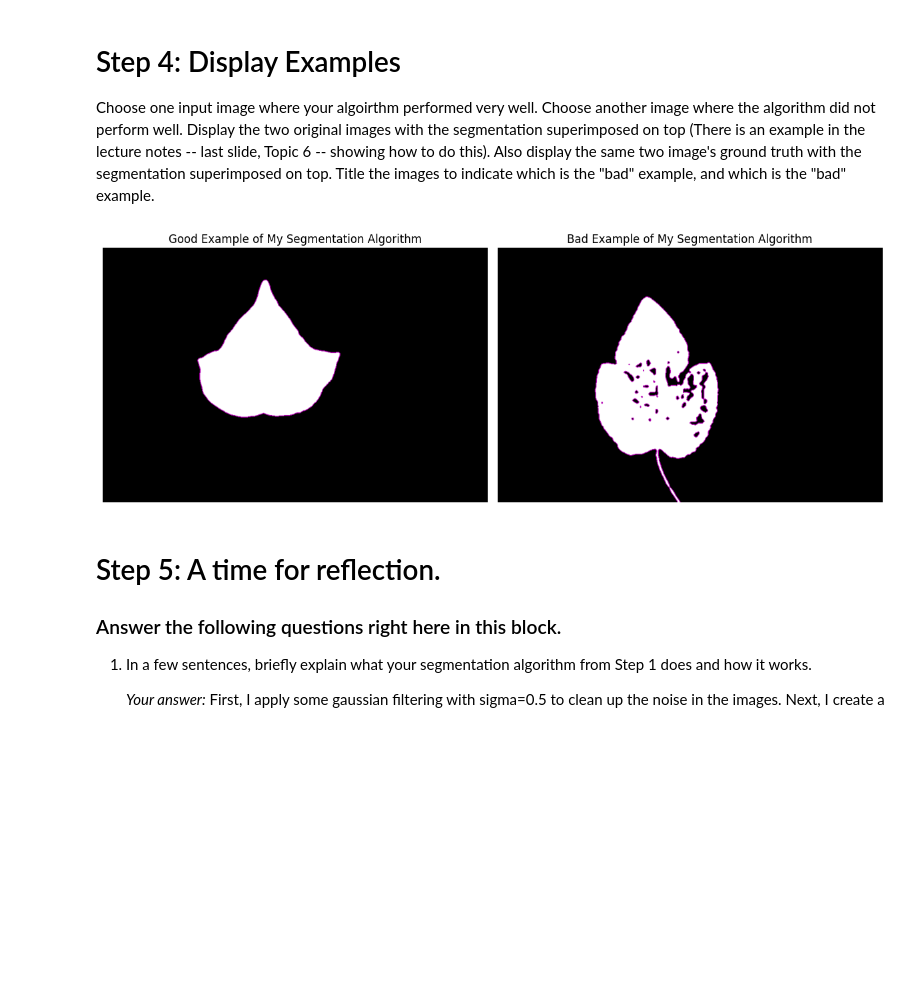
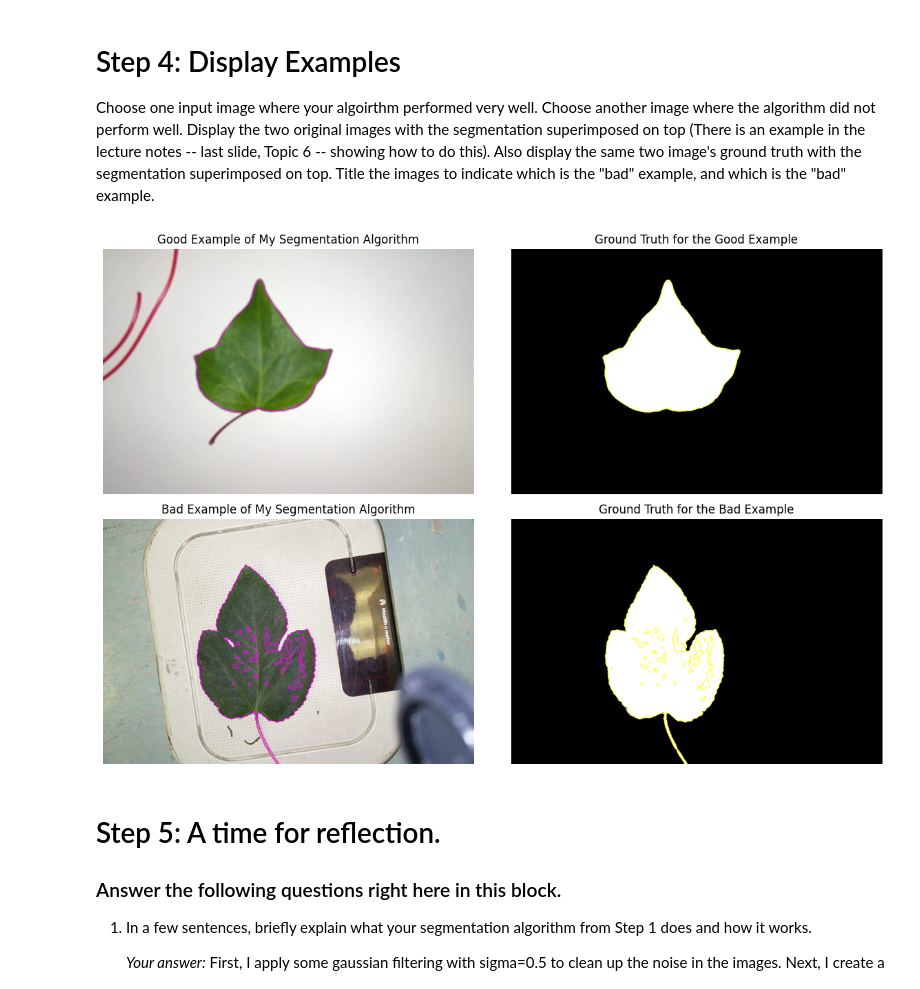
Before and after one commit to woodymorrice/cmpt819_a3, a Jupyter notebook: asn3-q1.ipynb, the cells around one changed output. Cells and saved outputs as stored; diff of their text form; code cells hidden in the pictures; blank space fills up the shorter version.

```diff
--- a/asn3-q1.ipynb
+++ b/asn3-q1.ipynb
@@ -254,37 +254,57 @@ Choose one input image where your algoirthm performed very well.  Choose another
 # %%
 import matplotlib.pyplot as plt
 
 %matplotlib inline
 
 # Good = image_0165.png
 good_path = os.path.join('.', 'images', 'image_0165.png')
 good_img = io.imread(good_path)
 good_segmented = segleaf(good_img)
 good_labels = morph.label(good_segmented, connectivity=2)
-good_superimposed = seg.mark_boundaries(good_segmented, good_labels, color=(0.7,0,0.7), mode='thick')
+good_superimposed = seg.mark_boundaries(good_img, good_labels, color=(1, 0, 1), mode='thick')
+
+# Good ground truth
+good_gt_path = os.path.join('.', 'groundtruth', 'image_0165.png')
+good_gt = io.imread(good_gt_path)
+good_gt_superimposed = seg.mark_boundaries(good_gt, good_labels, color=(1, 1, 0), mode='thick')
 
 # Bad = image_0099.png
 bad_path = os.path.join('.', 'images', 'image_0099.png')
 bad_img = io.imread(bad_path)
 bad_segmented = segleaf(bad_img)
 bad_labels = morph.label(bad_segmented, connectivity=2)
-bad_superimposed = seg.mark_boundaries(bad_segmented, bad_labels, color=(0.7,0,0.7), mode='thick')
+bad_superimposed = seg.mark_boundaries(bad_img, bad_labels, color=(1, 0, 1), mode='thick')
 
-plt.subplots(1, 2, figsize=(12, 6))
+# Bad ground truth
+bad_gt_path = os.path.join('.', 'groundtruth', 'image_0099.png')
+bad_gt = io.imread(bad_gt_path)
+bad_gt_superimposed = seg.mark_boundaries(bad_gt, bad_labels, color=(1, 1, 0), mode='thick')
 
-plt.subplot(1, 2, 1)
+plt.subplots(2, 2, figsize=(12, 8))
+
+plt.subplot(2, 2, 1)
 plt.imshow(good_superimposed)
 plt.axis('off')
 plt.title("Good Example of My Segmentation Algorithm")
 
-plt.subplot(1, 2, 2)
+plt.subplot(2, 2, 2)
+plt.imshow(good_gt_superimposed)
+plt.axis('off')
+plt.title("Ground Truth for the Good Example")
+
+plt.subplot(2, 2, 3)
 plt.imshow(bad_superimposed)
 plt.axis('off')
 plt.title("Bad Example of My Segmentation Algorithm")
 
+plt.subplot(2, 2, 4)
+plt.imshow(bad_gt_superimposed)
+plt.axis('off')
+plt.title("Ground Truth for the Bad Example")
+
 plt.tight_layout()
 # %% [output]
-[figure, old version]
+[figure, new version]
 # %% [markdown]
 # Step 5: A time for reflection.
 
```
